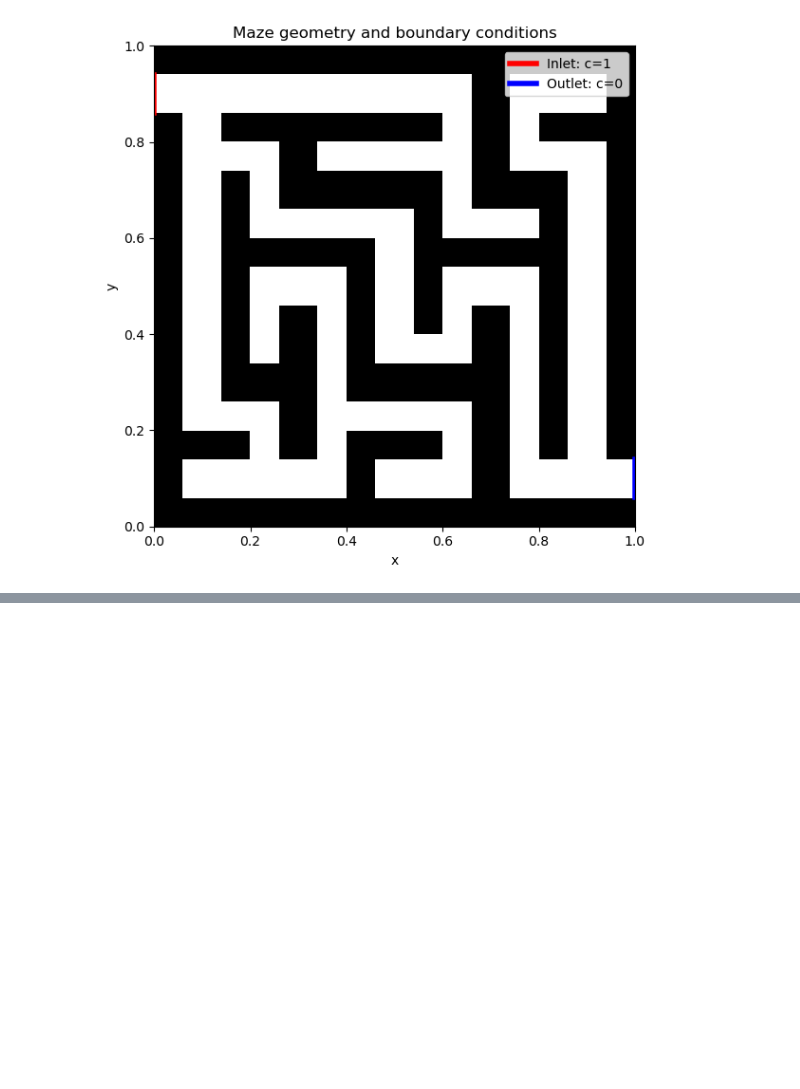
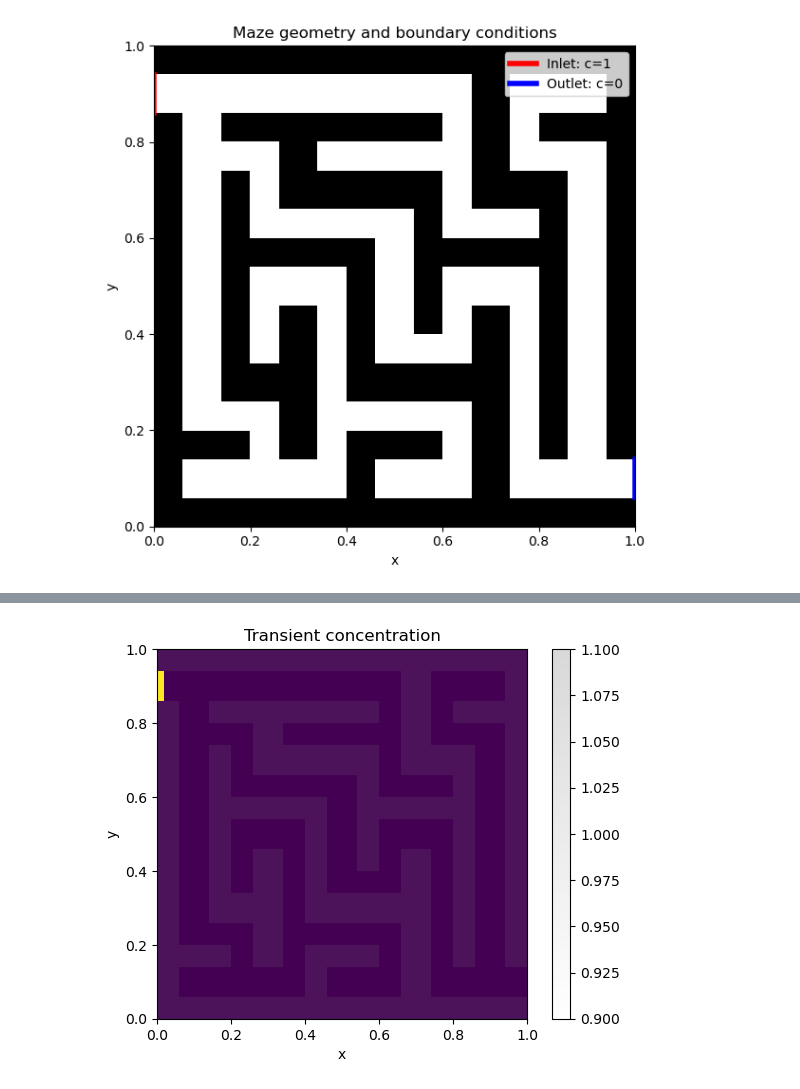
Before and after one commit to Andreas-SM/CFD_Assignments, a Jupyter notebook: Problem_1.ipynb, the cells around one changed output, grey strips where cells are left out. Cells and saved outputs as stored; diff of their text form; code cells hidden in the pictures; blank space fills up the shorter version.

```diff
--- a/Problem_1.ipynb
+++ b/Problem_1.ipynb
@@ -211,0 +224,3 @@ plt.show()
+# %%
+def harmonic_mean(a, b):
+    return 2.0 * a * b / (a + b)
@@ -211,0 +237,14 @@ plt.show()
+# %%
+print("-- Forward Euler setup")
+
+alpha_max = alpha_liquid
+dt = (1.0 / (2.0 * alpha_max * (1.0 / dx**2 + 1.0 / dy**2))) * 0.95
+
+t_end = 50.0
+nt = int(np.ceil(t_end / dt))
+
+save_times = [1.0, 5.0, 15.0, 50.0]
+saved_fields = {}
+
+print(f"dt = {dt}")
+print(f"nt = {nt}")
@@ -211,0 +259,70 @@ plt.show()
+# %%
+plt.figure()
+t = 0.0
+
+for n in range(nt):
+    apply_boundary_conditions(c)
+    c_old = c.copy()
+
+    for j in range(1, Ny + 1):
+        for i in range(1, Nx + 1):
+            aP = alpha_g[j, i]
+            aE = alpha_g[j, i + 1] if i < Nx else aP
+            aW = alpha_g[j, i - 1] if i > 1 else aP
+            aN = alpha_g[j + 1, i] if j < Ny else aP
+            aS = alpha_g[j - 1, i] if j > 1 else aP
+
+            alpha_e = harmonic_mean(aP, aE)
+            alpha_w = harmonic_mean(aW, aP)
+            alpha_n = harmonic_mean(aP, aN)
+            alpha_s = harmonic_mean(aS, aP)
+
+            diff_x = (
+                alpha_e * (c_old[j, i + 1] - c_old[j, i])
+                - alpha_w * (c_old[j, i] - c_old[j, i - 1])
+            ) / dx**2
+
+            diff_y = (
+                alpha_n * (c_old[j + 1, i] - c_old[j, i])
+                - alpha_s * (c_old[j, i] - c_old[j - 1, i])
+            ) / dy**2
+
+            c[j, i] = c_old[j, i] + dt * (diff_x + diff_y)
+
+    t += dt
+
+    for ts in save_times:
+        if ts not in saved_fields and t >= ts:
+            saved_fields[ts] = c[1:Ny+1, 1:Nx+1].copy()
+
+    if n % 7500 == 0:
+        print(f"t = {t:.4f}")
+        plt.clf()
+
+        maze_walls = np.ma.masked_where(I == 0, I)
+
+        plt.imshow(
+            c[1:Ny+1, 1:Nx+1],
+            origin="lower",
+            extent=[0.0, Lx, 0.0, Ly],
+            cmap="viridis",
+            aspect="equal",
+        )
+        plt.imshow(
+            maze_walls,
+            origin="lower",
+            extent=[0.0, Lx, 0.0, Ly],
+            cmap="gray_r",
+            alpha=0.15,
+            interpolation="nearest",
+            aspect="equal",
+        )
+
+        plt.colorbar()
+        plt.xlabel("x")
+        plt.ylabel("y")
+        plt.title("Transient concentration")
+        plt.pause(0.01)
+
+plt.show()
+# %% [output]
@@ -211,0 +330 @@ plt.show()
+[figure, added]
```
Also changed, not shown: parts of 19 cells of this notebook.
